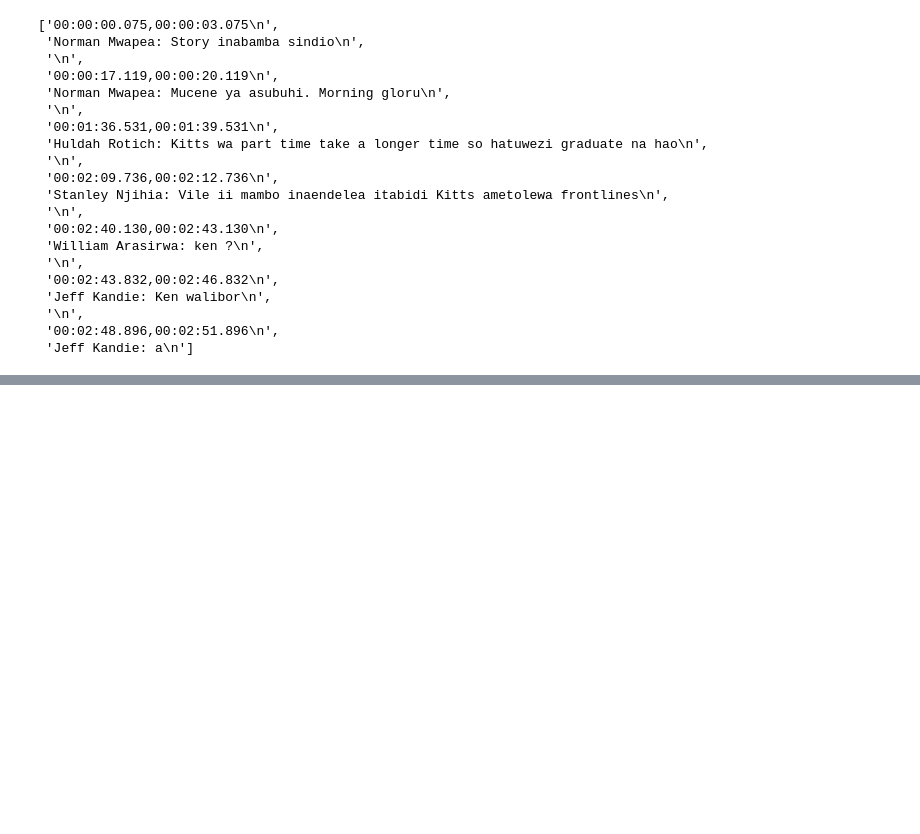
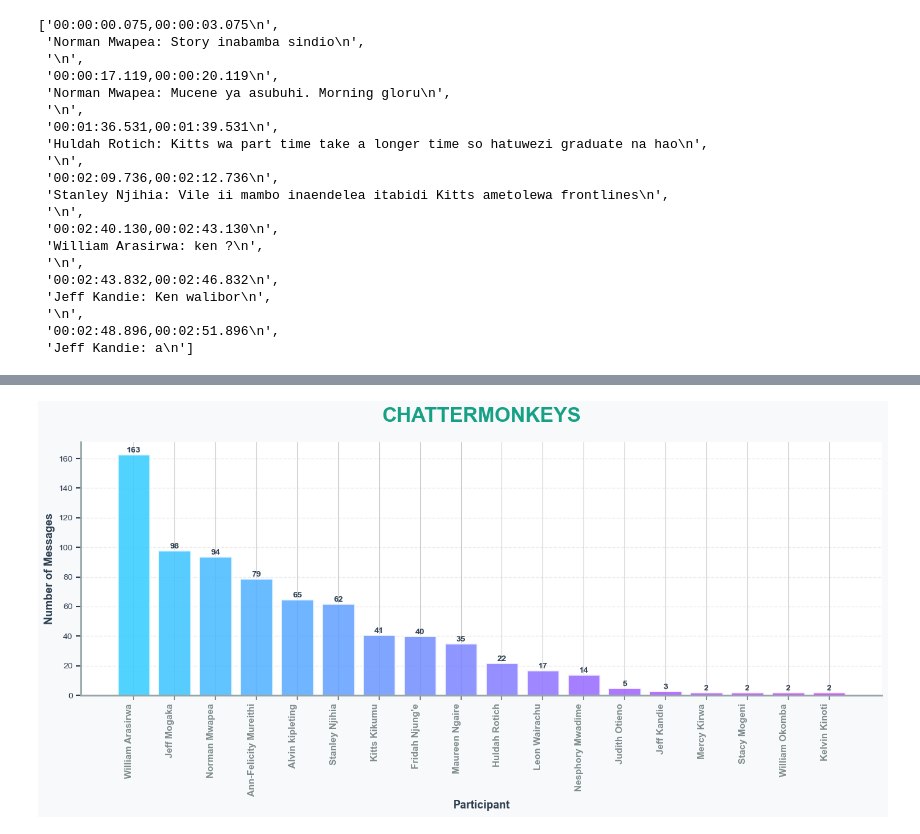
Before and after one commit to Vain-Guy/chit-chat, a Jupyter notebook: chatterbox.ipynb, the cells around one changed output, grey strips where cells are left out. Drawn from its saved outputs; the diff is of its cells as text; code cells hidden in the pictures; blank space fills up the shorter version.

```diff
--- a/chatterbox.ipynb
+++ b/chatterbox.ipynb
@@ -376,0 +640,65 @@ display(final_df)
+# %%
+# Get name value counts
+name_counts = chatterbox_df['name'].value_counts()
+
+# Save the counts into a dataframe and print them out
+df_name_counts = name_counts.reset_index()
+df_name_counts.columns = ['Participant', 'Number of Messages']
+print(df_name_counts.to_string(index=False))
+
+# Create figure with light theme
+fig, ax = plt.subplots(figsize=(14, 7), facecolor='#f8f9fa')
+ax.set_facecolor('#ffffff')
+
+# Palette
+colors = plt.cm.cool(np.linspace(0.2, 0.8, len(name_counts)))
+
+# Create bars
+bars = ax.bar(range(len(name_counts)), name_counts.values,
+               color=colors,
+               edgecolor='white',
+               linewidth=2,
+               alpha=0.85)
+
+# Add value labels on top of bars
+for i, (bar, value) in enumerate(zip(bars, name_counts.values)):
+    height = bar.get_height()
+    ax.text(bar.get_x() + bar.get_width()/2., height,
+            f'{int(value)}',
+            ha='center', va='bottom',
+            color='#2c3e50', fontsize=10, weight='bold')
+
+# Styling
+ax.set_xticks(range(len(name_counts)))
+ax.set_xticklabels(name_counts.index, rotation=90, ha='right', color='#34495e', fontsize=11, weight='bold')
+ax.set_ylabel("Number of Messages", color='#2c3e50', fontsize=13, weight='bold')
+ax.set_xlabel("Participant", color='#2c3e50', fontsize=13, weight='bold')
+
+# Grid
+ax.grid(axis='y', alpha=0.3, linestyle='--', color='#bdc3c7', linewidth=1)
+ax.set_axisbelow(True)
+
+# Spine styling
+for spine in ['top', 'right']:
+    ax.spines[spine].set_visible(False)
+
+for spine in ['bottom', 'left']:
+    ax.spines[spine].set_color('#95a5a6')
+    ax.spines[spine].set_linewidth(2)
+
+# Tick styling
+ax.tick_params(colors='#7f8c8d', which='both', length=6, width=1.5)
+ax.tick_params(axis='y', labelsize=10, colors='#2c3e50')
+
+# Modern title with accent color
+ax.text(0.5, 1.08, 'CHATTERMONKEYS',
+        transform=ax.transAxes,
+        fontsize=24,
+        weight='bold',
+        ha='center',
+        color='#16a085',
+        fontfamily='sans-serif')
+
+plt.tight_layout()
+plt.show()
+# %% [output]
@@ -376,0 +724 @@ display(final_df)
+[figure, added]
```
Also changed, not shown: parts of 35 cells of this notebook.
